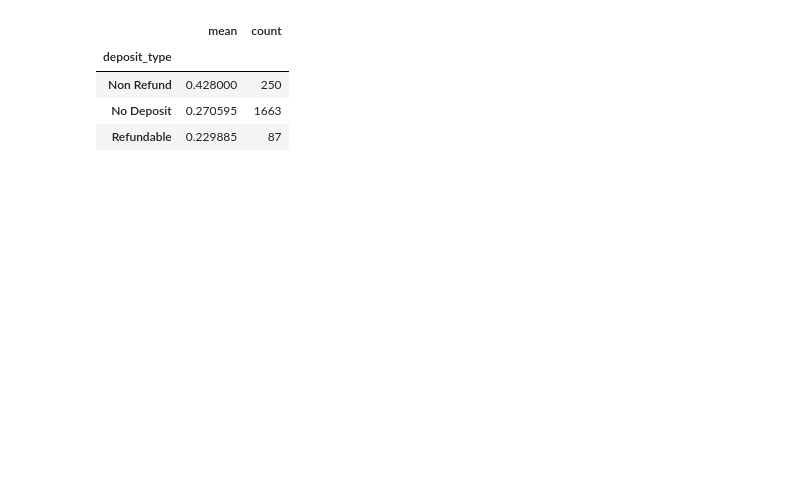
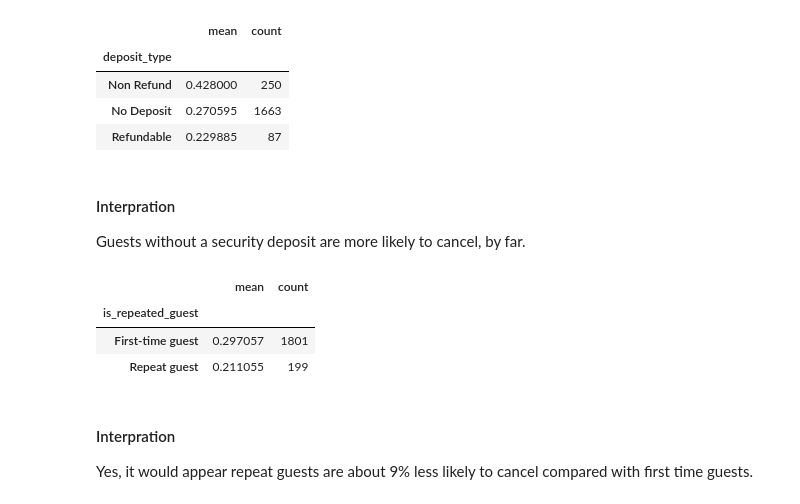
Before and after one commit to Strawby/hotel-booking-analysis, a Jupyter notebook: notebooks/hotel_analysis.ipynb, the cells around one changed output. Cells and saved outputs as stored; diff of their text form; code cells hidden in the pictures; blank space fills up the shorter version.

```diff
--- a/notebooks/hotel_analysis.ipynb
+++ b/notebooks/hotel_analysis.ipynb
@@ -223,3 +229,27 @@ display(deposit_results)
 | Non Refund | 0.428000 | 250 |
 | No Deposit | 0.270595 | 1663 |
 | Refundable | 0.229885 | 87 |
+# %% [markdown]
+#### Interpration
+Guests without a security deposit are more likely to cancel, by far.
+# %%
+# Question 4: Are repeat guests less likely to cancel?
+repeat_results = (
+clean.groupby("is_repeated_guest")["is_canceled"]
+.agg(["mean", "count"])
+)
+repeat_results = repeat_results.rename(
+index={
+0: "First-time guest",
+1: "Repeat guest",
+}
+)
+display(repeat_results)
+# %% [output]
+|  | mean | count |
+| is_repeated_guest |  |  |
+| First-time guest | 0.297057 | 1801 |
+| Repeat guest | 0.211055 | 199 |
+# %% [markdown]
+#### Interpration
+Yes, it would appear repeat guests are about 9% less likely to cancel compared with first time guests.
```
Also changed, not shown: parts of 23 cells of this notebook, 3 other files.
